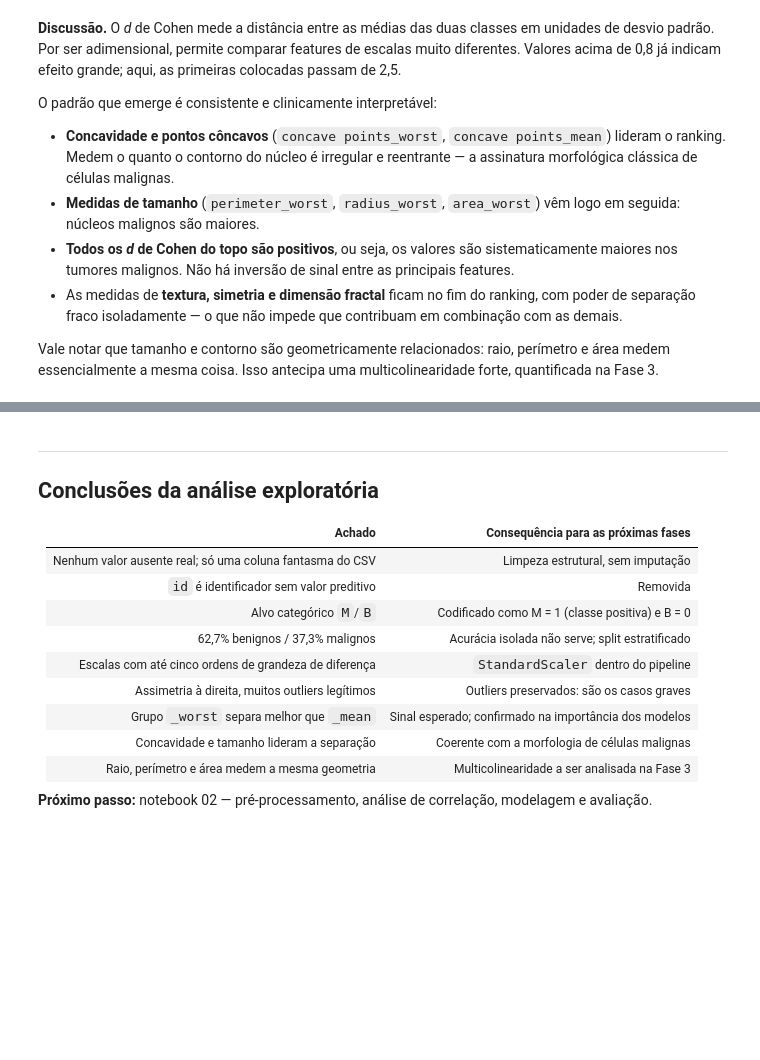
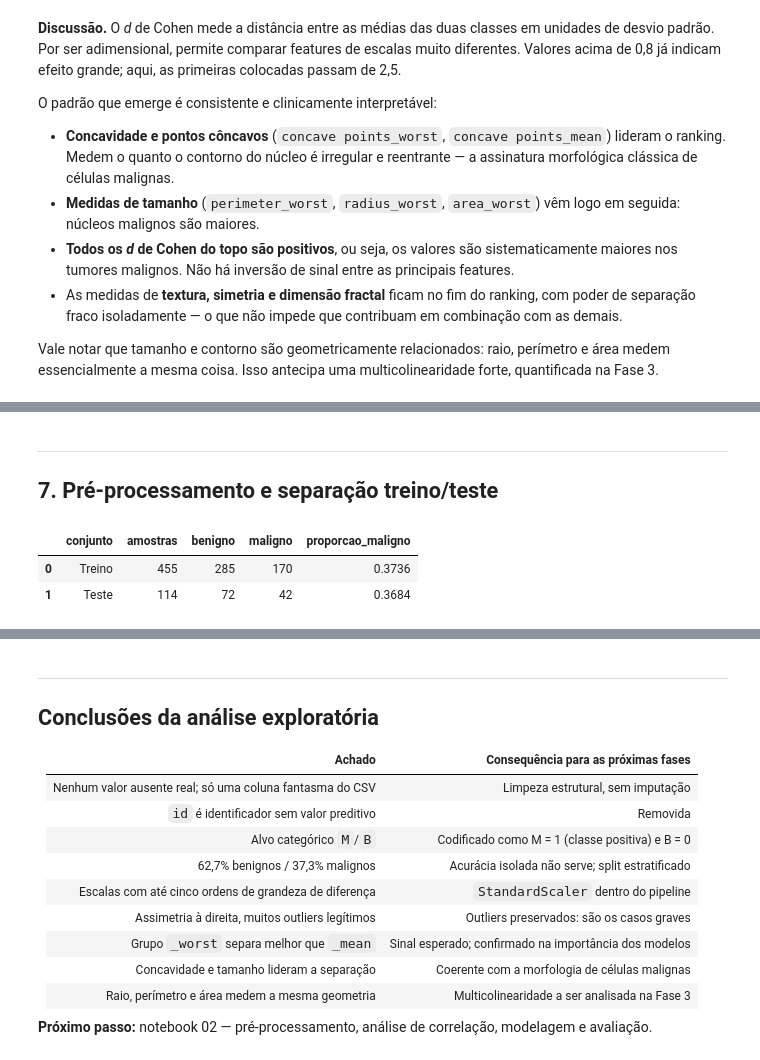
Before and after one commit to gustavofks/ML-breast-cancer, a Jupyter notebook: notebooks/01_exploratory_analysis.ipynb, the cells around one changed output, grey strips where cells are left out. Cells and saved outputs as stored; diff of their text form; code cells hidden in the pictures; blank space fills up the shorter version.

```diff
--- a/notebooks/01_exploratory_analysis.ipynb
+++ b/notebooks/01_exploratory_analysis.ipynb
@@ -252,0 +332,12 @@ essencialmente a mesma coisa. Isso antecipa uma multicolinearidade forte, quanti
+# %% [markdown]
+---
+## 7. Pré-processamento e separação treino/teste
+# %%
+from src.preprocessing import build_pipeline, build_preprocessor, split_data, split_summary
+
+X_train, X_test, y_train, y_test = split_data(X, y)
+display(split_summary(y_train, y_test))
+# %% [output]
+|  | conjunto | amostras | benigno | maligno | proporcao_maligno |
+| 0 | Treino | 455 | 285 | 170 | 0.3736 |
+| 1 | Teste | 114 | 72 | 42 | 0.3684 |
```
Also changed, not shown: parts of 10 cells of this notebook, 7 other files.
